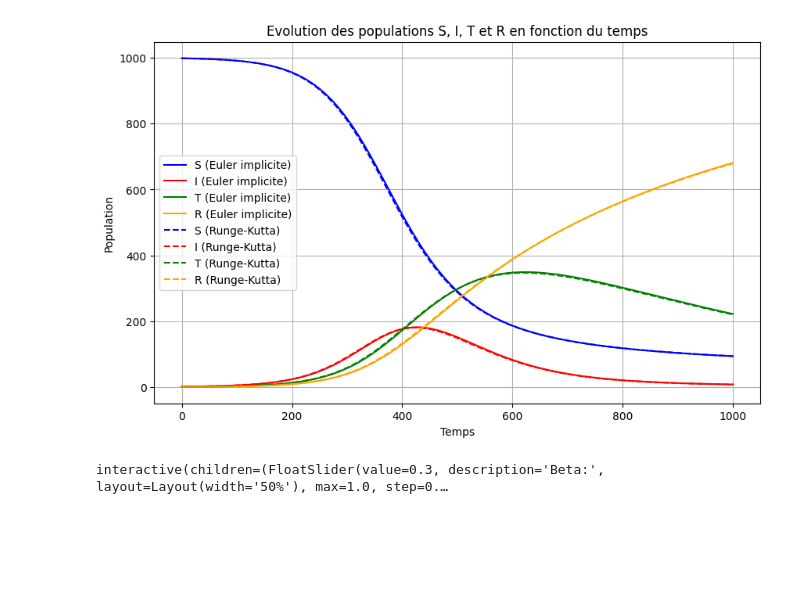
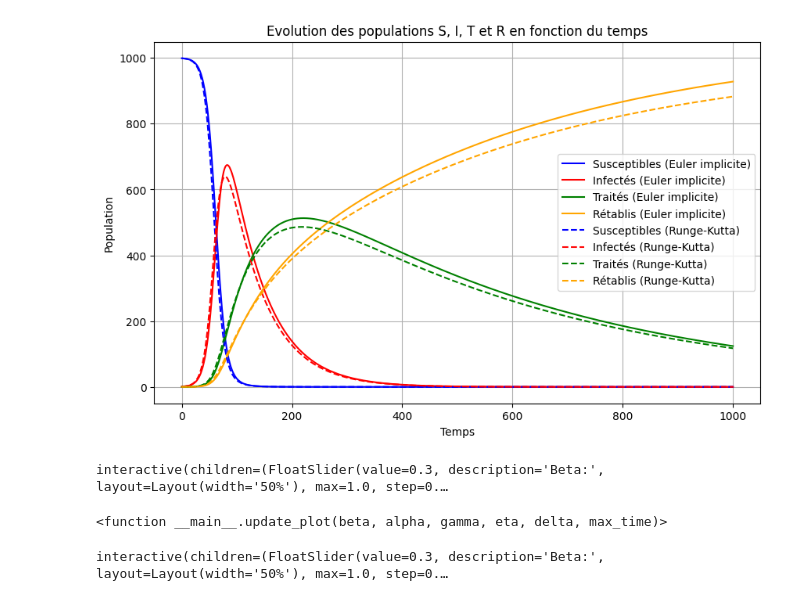
Before and after one commit to ghaieth11/Project-an, a Jupyter notebook: codeghaeith.ipynb, the cells around one changed output. Drawn from its saved outputs; the diff is of its cells as text; code cells hidden in the pictures; blank space fills up the shorter version.

```diff
--- a/codeghaeith.ipynb
+++ b/codeghaeith.ipynb
@@ -4,7 +4,7 @@ import matplotlib.pyplot as plt
 
 # Définition des paramètres
 N = 1000  # Population totale
-beta = 0.3  # Taux de transmission
+beta = 1.3  # Taux de transmission
 alpha = 0.1  # Taux de guérison
 gamma = 0.05  # Taux de mortalité
 eta = 0.02  # Taux de transition de T vers R
@@ -50,42 +50,42 @@ def runge_kutta_step(S, I, T, R, dt):
     return S_new, I_new, T_new, R_new
 
 # Fonction pour résoudre le système pour une méthode donnée
 def solve_system(method):
     S_values = [S0]
     I_values = [I0]
     T_values = [T0]
     R_values = [R0]
     S, I, T, R = S0, I0, T0, R0
     for _ in range(iterations):
         S, I, T, R = method(S, I, T, R, dt)
         S_values.append(S)
         I_values.append(I)
         T_values.append(T)
         R_values.append(R)
     return S_values, I_values, T_values, R_values
 
 # Résolution du système avec les deux méthodes
 S_euler, I_euler, T_euler, R_euler = solve_system(euler_implicite_step)
 S_rk4, I_rk4, T_rk4, R_rk4 = solve_system(runge_kutta_step)
 
 # Visualisation des résultats
 plt.figure(figsize=(10, 6))
-plt.plot(range(iterations + 1), S_euler, label='S (Euler implicite)', color='blue')
-plt.plot(range(iterations + 1), I_euler, label='I (Euler implicite)', color='red')
-plt.plot(range(iterations + 1), T_euler, label='T (Euler implicite)', color='green')
-plt.plot(range(iterations + 1), R_euler, label='R (Euler implicite)', color='orange')
-plt.plot(range(iterations + 1), S_rk4, label='S (Runge-Kutta)', linestyle='--', color='blue')
-plt.plot(range(iterations + 1), I_rk4, label='I (Runge-Kutta)', linestyle='--', color='red')
-plt.plot(range(iterations + 1), T_rk4, label='T (Runge-Kutta)', linestyle='--', color='green')
-plt.plot(range(iterations + 1), R_rk4, label='R (Runge-Kutta)', linestyle='--', color='orange')
+plt.plot(range(iterations + 1), S_euler, label='Susceptibles (Euler implicite)', color='blue')
+plt.plot(range(iterations + 1), I_euler, label='Infectés (Euler implicite)', color='red')
+plt.plot(range(iterations + 1), T_euler, label='Traités (Euler implicite)', color='green')
+plt.plot(range(iterations + 1), R_euler, label='Rétablis (Euler implicite)', color='orange')
+plt.plot(range(iterations + 1), S_rk4, label='Susceptibles (Runge-Kutta)', linestyle='--', color='blue')
+plt.plot(range(iterations + 1), I_rk4, label='Infectés (Runge-Kutta)', linestyle='--', color='red')
+plt.plot(range(iterations + 1), T_rk4, label='Traités (Runge-Kutta)', linestyle='--', color='green')
+plt.plot(range(iterations + 1), R_rk4, label='Rétablis (Runge-Kutta)', linestyle='--', color='orange')
 plt.xlabel('Temps')
 plt.ylabel('Population')
 plt.title('Evolution des populations S, I, T et R en fonction du temps')
 plt.legend()
 plt.grid(True)
 plt.show()
 # %% [output]
-[figure, old version]
+[figure, new version]
 # %%
 
 import numpy as np
@@ -143,3 +143,6 @@ max_time_slider = widgets.FloatSlider(value=max_time_default, min=100, max=1000,
 
 # Création de l'interface interactive
 interact(update_plot, beta=beta_slider, alpha=alpha_slider, gamma=gamma_slider, eta=eta_slider, delta=delta_slider, max_time=max_time_slider)
+# %% [output]
+interactive(children=(FloatSlider(value=0.3, description='Beta:', layout=Layout(width='50%'), max=1.0, step=0.…
+<function __main__.update_plot(beta, alpha, gamma, eta, delta, max_time)>
```
Also changed, not shown: parts of 3 cells of this notebook.
